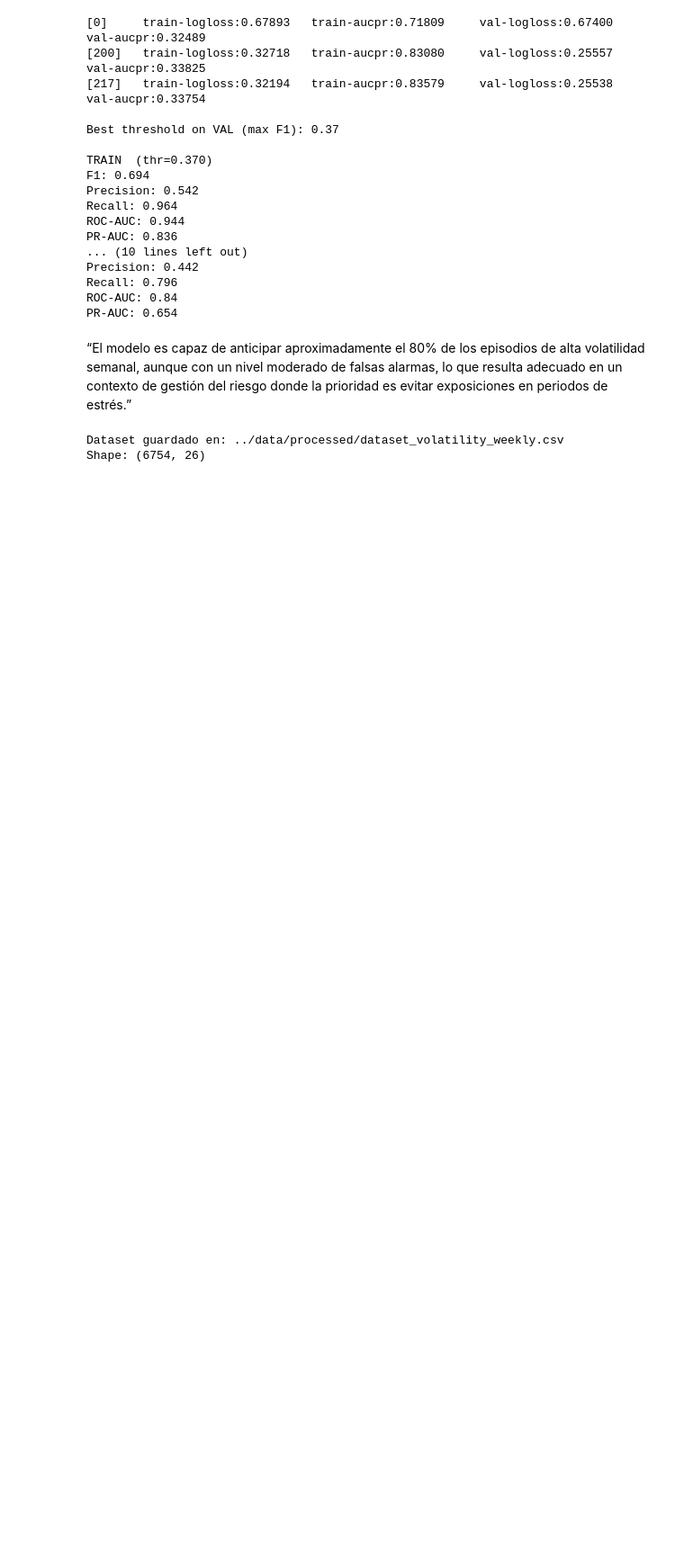
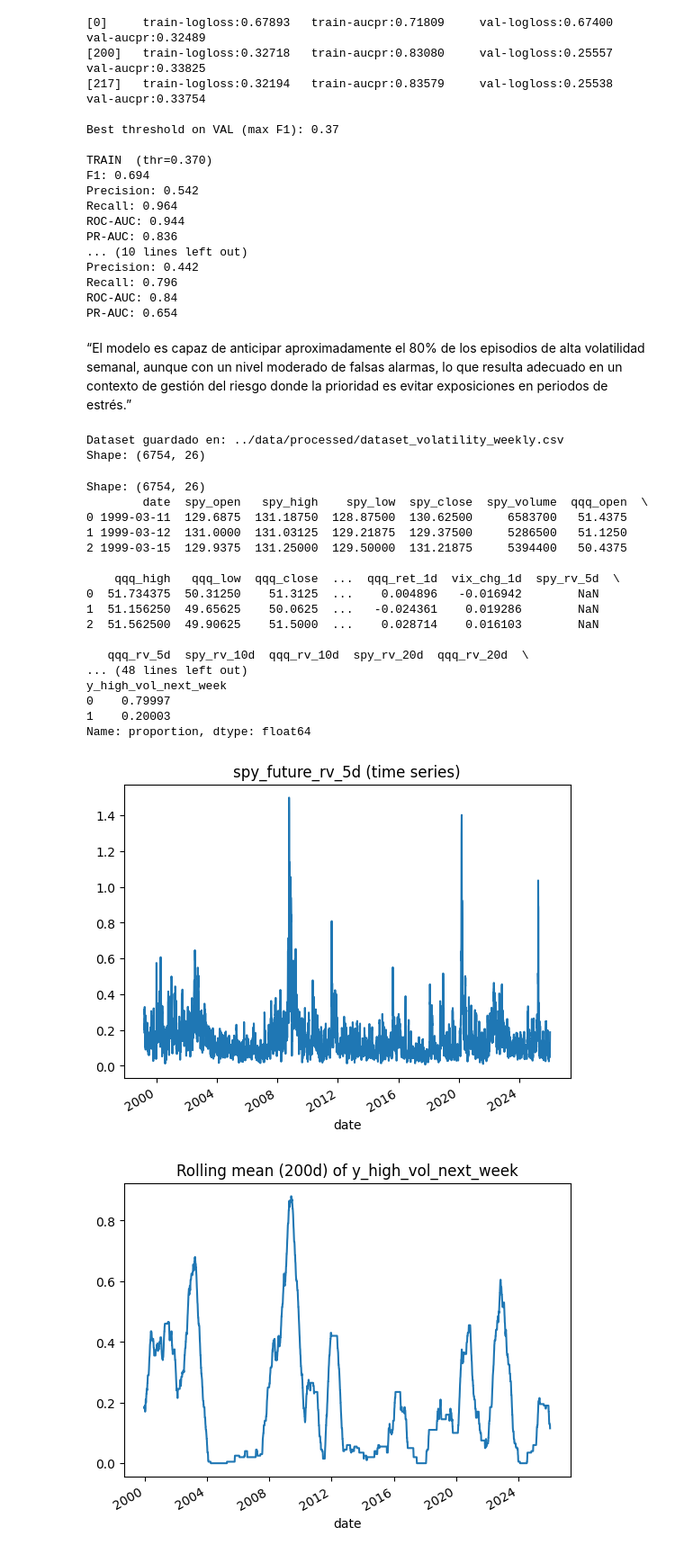
Before and after one commit to quiquefferrer/mlops-trading-tfg, a Jupyter notebook: notebooks/analisis_datos_volatilidad.ipynb, the cells around one changed output. Shown at 90% size. Cells and saved outputs as stored; diff of their text form; code cells hidden in the pictures; blank space fills up the shorter version.

```diff
--- a/notebooks/analisis_datos_volatilidad.ipynb
+++ b/notebooks/analisis_datos_volatilidad.ipynb
@@ -489,3 +489,53 @@ print("Shape:", merged.shape)
 # %% [output]
 Dataset guardado en: ../data/processed/dataset_volatility_weekly.csv
 Shape: (6754, 26)
+# %%
+import pandas as pd
+import matplotlib.pyplot as plt
+
+df = pd.read_csv("../data/processed/dataset_volatility_weekly.csv")
+
+# Parsear fecha
+df["date"] = pd.to_datetime(df["date"])
+df = df.sort_values("date").reset_index(drop=True)
+
+print("Shape:", df.shape)
+print(df.head(3))
+print(df.tail(3))
+
+print("\nTargets:")
+print(df[["spy_future_rv_5d", "y_high_vol_next_week"]].describe())
+
+print("\nBalance y_high_vol_next_week:")
+print(df["y_high_vol_next_week"].value_counts(dropna=False))
+print(df["y_high_vol_next_week"].value_counts(normalize=True, dropna=False))
+
+plt.figure()
+df.set_index("date")["spy_future_rv_5d"].plot(title="spy_future_rv_5d (time series)")
+plt.show()
+
+plt.figure()
+df.set_index("date")["y_high_vol_next_week"].rolling(200).mean().plot(
+    title="Rolling mean (200d) of y_high_vol_next_week"
+)
+plt.show()
+# %% [output]
+Shape: (6754, 26)
+        date  spy_open   spy_high    spy_low  spy_close  spy_volume  qqq_open  \
+0 1999-03-11  129.6875  131.18750  128.87500  130.62500     6583700   51.4375
+1 1999-03-12  131.0000  131.03125  129.21875  129.37500     5286500   51.1250
+2 1999-03-15  129.9375  131.25000  129.50000  131.21875     5394400   50.4375
+
+    qqq_high   qqq_low  qqq_close  ...  qqq_ret_1d  vix_chg_1d  spy_rv_5d  \
+0  51.734375  50.31250    51.3125  ...    0.004896   -0.016942        NaN
+1  51.156250  49.65625    50.0625  ...   -0.024361    0.019286        NaN
+2  51.562500  49.90625    51.5000  ...    0.028714    0.016103        NaN
+
+   qqq_rv_5d  spy_rv_10d  qqq_rv_10d  spy_rv_20d  qqq_rv_20d  \
+... (48 lines left out)
+y_high_vol_next_week
+0    0.79997
+1    0.20003
+Name: proportion, dtype: float64
+[figure, added]
+[figure, added]
```
Also changed, not shown: parts of 36 cells of this notebook, 1 other file.
